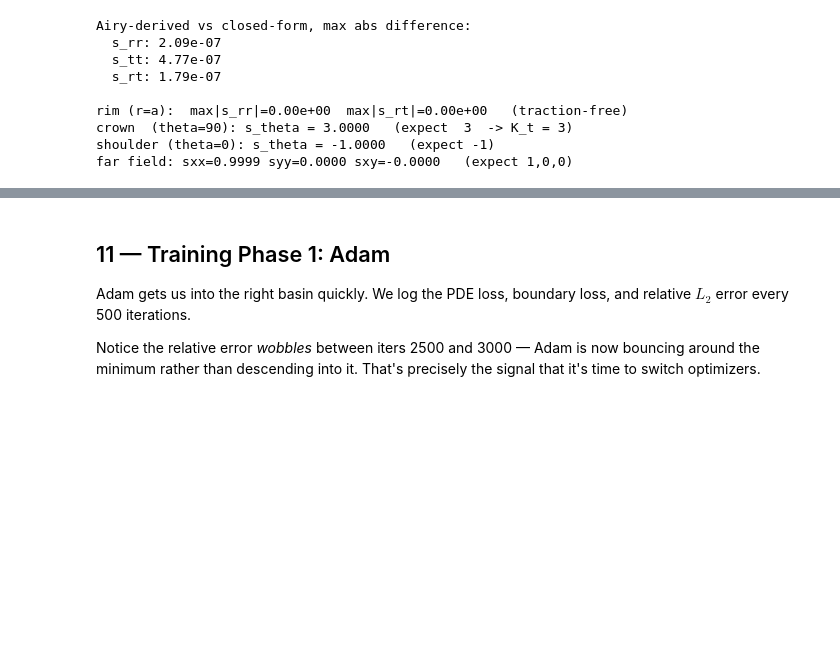
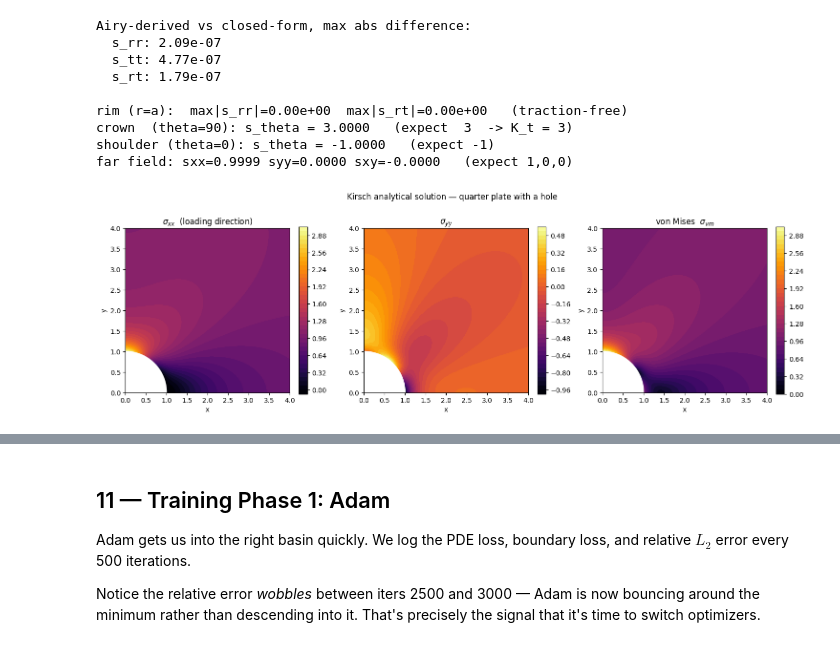
Before and after one commit to rraj-io/PINN_for_Mechanical_Engineer, a Jupyter notebook: PME_Tutorial_03/PME_Tutorial_03_linear_elasticity.ipynb, the cells around one changed output, grey strips where cells are left out. Cells and saved outputs as stored; diff of their text form; code cells hidden in the pictures; blank space fills up the shorter version.

```diff
--- a/PME_Tutorial_03/PME_Tutorial_03_linear_elasticity.ipynb
+++ b/PME_Tutorial_03/PME_Tutorial_03_linear_elasticity.ipynb
@@ -253,3 +253,34 @@ rim (r=a):  max|s_rr|=0.00e+00  max|s_rt|=0.00e+00   (traction-free)
 crown  (theta=90): s_theta = 3.0000   (expect  3  -> K_t = 3)
 shoulder (theta=0): s_theta = -1.0000   (expect -1)
 far field: sxx=0.9999 syy=0.0000 sxy=-0.0000   (expect 1,0,0)
+# %%
+# ---- Plot the Kirsch analytical solution over the quarter-plate ----
+n = 300
+gx = torch.linspace(0, L, n)
+X, Y = torch.meshgrid(gx, gx, indexing='ij')
+R = torch.sqrt(X**2 + Y**2)
+
+sxx, syy, sxy = kirsch_cartesian(X, Y)
+svm = torch.sqrt(sxx**2 - sxx*syy + syy**2 + 3*sxy**2)   # von Mises (plane stress)
+
+def mask_hole(a):
+    "Blank out the quarter-hole (r < a) so it reads as a physical cutout."
+    a = a.clone(); a[R < A] = float('nan'); return a.detach().cpu().numpy()
+
+Xn, Yn = X.cpu().numpy(), Y.cpu().numpy()
+arc = np.linspace(0, PI/2, 100)
+
+fig, ax = plt.subplots(1, 3, figsize=(15, 4.6))
+for a, (D, t) in zip(ax, [(mask_hole(sxx), r'$\sigma_{xx}$  (loading direction)'),
+                          (mask_hole(syy), r'$\sigma_{yy}$'),
+                          (mask_hole(svm), r'von Mises  $\sigma_{vm}$')]):
+    cf = a.contourf(Xn, Yn, D, levels=40, cmap='inferno')
+    fig.colorbar(cf, ax=a, fraction=0.046)
+    a.plot(A*np.cos(arc), A*np.sin(arc), color='white', lw=1.5)   # hole rim
+    a.set_title(t); a.set_xlabel('x'); a.set_ylabel('y'); a.set_aspect('equal')
+plt.suptitle('Kirsch analytical solution — quarter plate with a hole', y=1.02)
+plt.tight_layout()
+#plt.show()
+plt.show()
+# %% [output]
+[figure, added]
```
Also changed, not shown: parts of 17 cells of this notebook, 1 other file.
